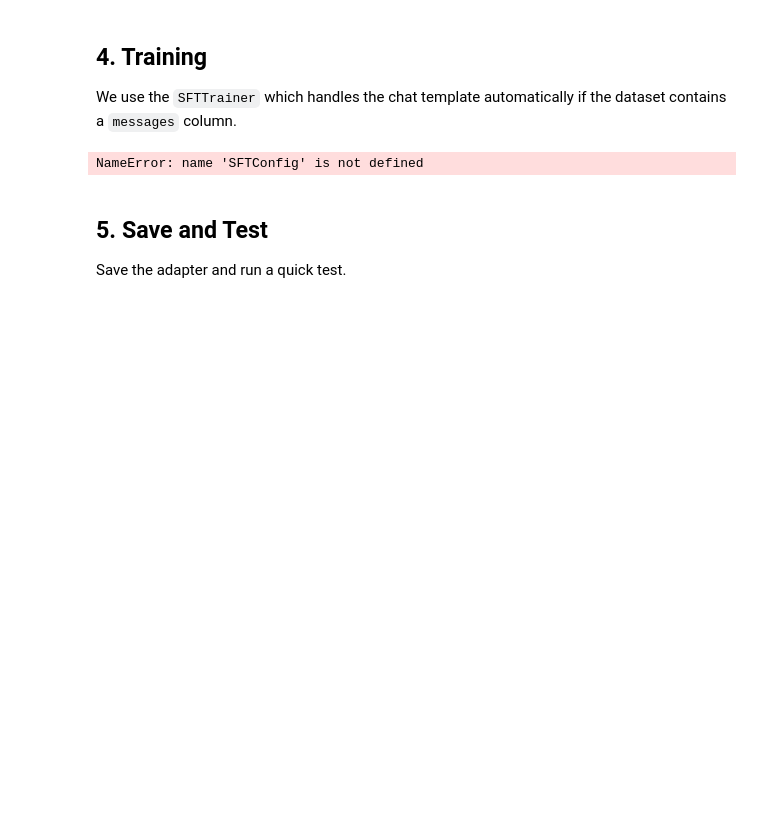
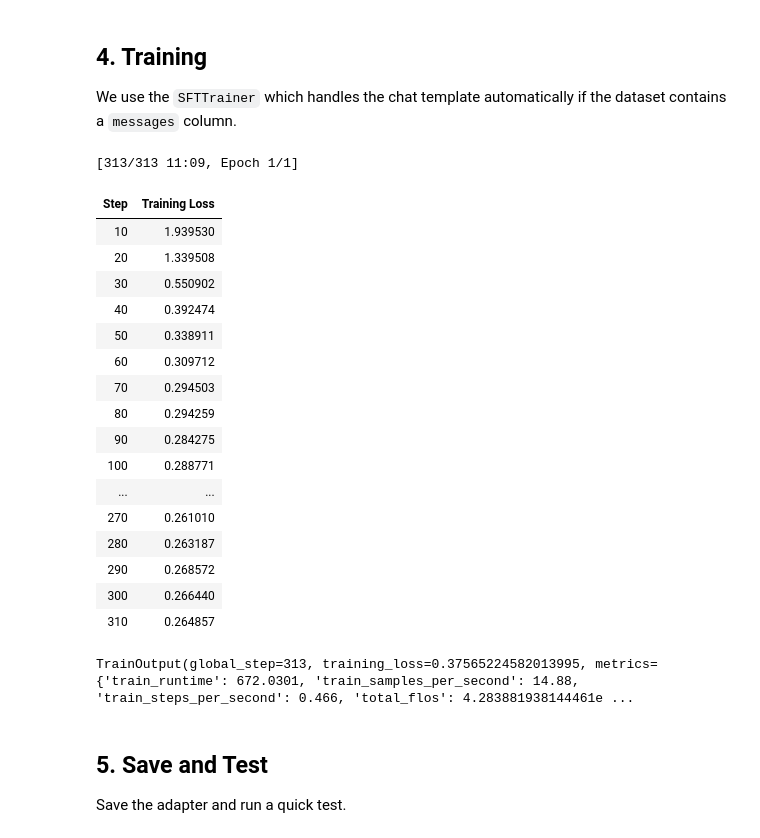
Before and after one commit to DOteroCaldwell/151B_SP26_Competition, a Jupyter notebook: fine_tune_qwen.ipynb, the cells around one changed output. Saved outputs shown, nothing was run; the diff lists cells and outputs as text; code cells hidden in the pictures; blank space fills up the shorter version.

Commit message:
Update finetuning to do more accurate numeric calculations using goat dataset.

```diff
--- a/fine_tune_qwen.ipynb
+++ b/fine_tune_qwen.ipynb
@@ -88,0 +100,25 @@ Sample formatted message:
+# %%
+from datasets import concatenate_datasets, load_dataset
+
+# Example: Loading a second dataset
+ds_goat = load_dataset("tiedong/goat", split="train").select(range(5000))
+ds_math = load_dataset("lighteval/MATH", split="train", trust_remote_code=True).select(range(5000))
+
+# Standardize columns if necessary (e.g., renaming 'problem' to 'instruction' and 'solution' to 'answer')
+ds_math = ds_math.rename_columns({"problem": "instruction", "solution": "answer"})
+
+# Keep only the necessary columns for both
+columns_to_keep = ["instruction", "answer"]
+ds_goat = ds_goat.remove_columns([col for col in ds_goat.column_names if col not in columns_to_keep])
+ds_math = ds_math.remove_columns([col for col in ds_math.column_names if col not in columns_to_keep])
+
+# Concatenate
+combined_ds = concatenate_datasets([ds_goat, ds_math])
+
+# Shuffle the combined dataset
+combined_ds = combined_ds.shuffle(seed=42)
+
+# Map the formatting function defined earlier
+ds = combined_ds.map(format_instruction)
+
+print(f"Combined dataset size: {len(ds)}")
@@ -111,10 +155,11 @@ model = AutoModelForCausalLM.from_pretrained(
 
 model = prepare_model_for_kbit_training(model)
 
+# Optimized LoRA configuration targeting all linear layers for better math reasoning
 lora_config = LoraConfig(
-    r=16,
+    r=8,
     lora_alpha=32,
-    target_modules=["q_proj", "k_proj", "v_proj", "o_proj", "gate_proj", "up_proj", "down_proj"],
+    target_modules="all-linear", # Replaced specific modules with all-linear for better coverage
     lora_dropout=0.05,
     bias="none",
     task_type="CAUSAL_LM"
@@ -132,30 +176,48 @@ We use the `SFTTrainer` which handles the chat template automatically if the dat
 # %%
 training_args = SFTConfig(
     output_dir=OUTPUT_DIR,
-    per_device_train_batch_size=2,
-    gradient_accumulation_steps=4,
+    per_device_train_batch_size=16, # Increased batch size for H100
+    gradient_accumulation_steps=2,  # Adjusted for effective batch size of 64
     learning_rate=2e-4,
     max_grad_norm=0.3,
-    num_train_epochs=3,
+    num_train_epochs=1,             # Reduced epochs for quicker iteration
     lr_scheduler_type="cosine",
     warmup_steps=100,
-    logging_steps=5,
-    save_strategy="epoch",
+    logging_steps=10,
+    save_strategy="no",
     bf16=True,
     push_to_hub=False,
     report_to="none"
 )
 
 trainer = SFTTrainer(
     model=model,
-    train_dataset=dataset,
+    train_dataset=ds,               # Updated to use the subset directly
     processing_class=tokenizer,
     args=training_args,
 )
 
 trainer.train()
 # %% [output]
-NameError: name 'SFTConfig' is not defined
+[313/313 11:09, Epoch 1/1]
+| Step | Training Loss |
+| 10 | 1.939530 |
+| 20 | 1.339508 |
+| 30 | 0.550902 |
+| 40 | 0.392474 |
+| 50 | 0.338911 |
+| 60 | 0.309712 |
+| 70 | 0.294503 |
+| 80 | 0.294259 |
+| 90 | 0.284275 |
+| 100 | 0.288771 |
+| ... | ... |
+| 270 | 0.261010 |
+| 280 | 0.263187 |
+| 290 | 0.268572 |
+| 300 | 0.266440 |
+| 310 | 0.264857 |
+TrainOutput(global_step=313, training_loss=0.37565224582013995, metrics={'train_runtime': 672.0301, 'train_samples_per_second': 14.88, 'train_steps_per_second': 0.466, 'total_flos': 4.283881938144461e ...
 # %% [markdown]
 ## 5. Save and Test
 
```
Also changed, not shown: parts of 10 cells of this notebook.
